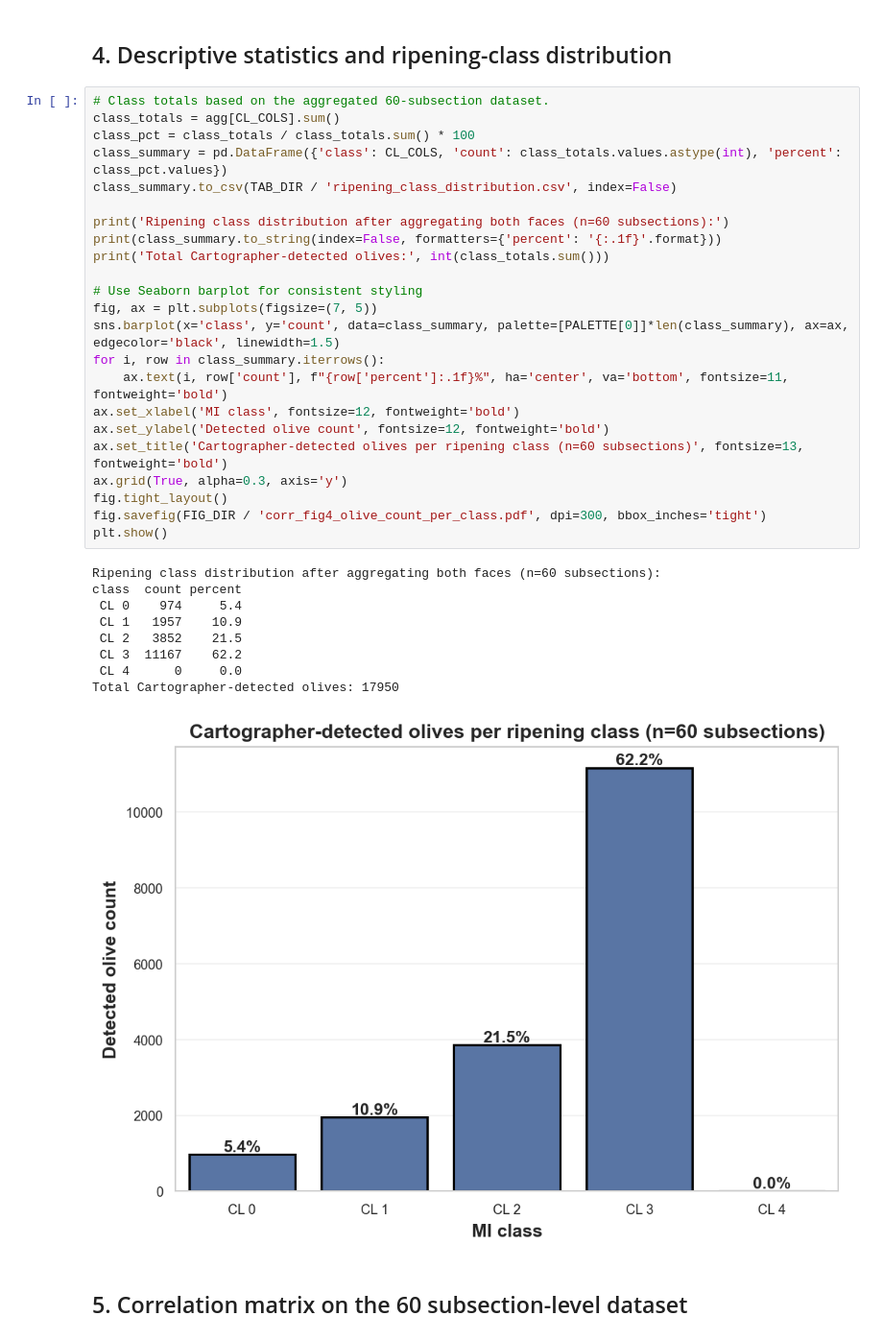
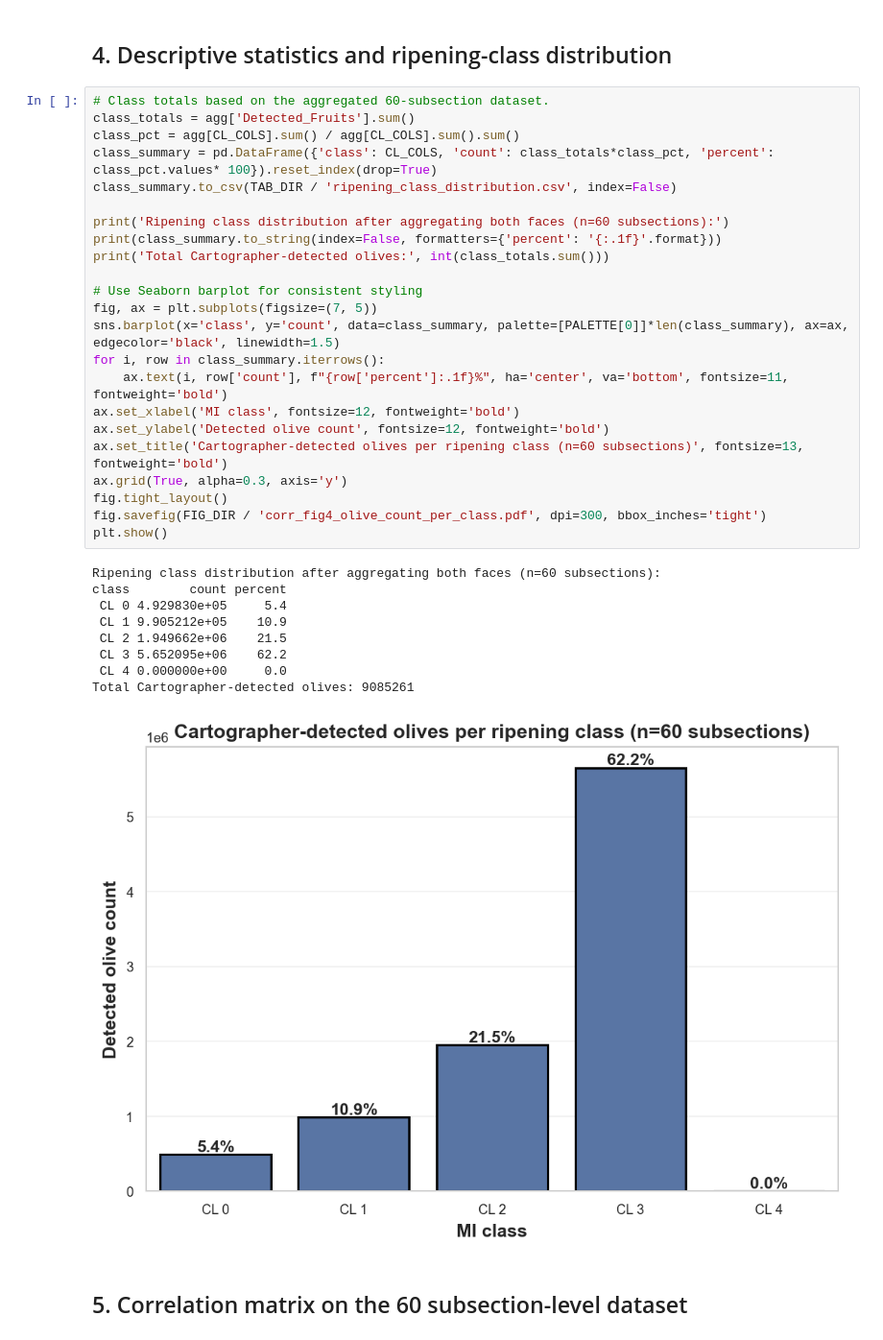
Before and after one commit to nicoladilillo/ATLAS_Maturity_Index_Olive, a Jupyter notebook: olive_atlas_analysis.ipynb, the cells around one changed output. Shown at 96% size. Drawn from its saved outputs; the diff is of its cells as text.

```diff
--- a/olive_atlas_analysis.ipynb
+++ b/olive_atlas_analysis.ipynb
@@ -218,36 +218,36 @@ Saved: /Users/nicoladilillo/Projects_mac/Maturity_Index_Olive_Bari/tables/olive_
 ## 4. Descriptive statistics and ripening-class distribution
 # %%
 # Class totals based on the aggregated 60-subsection dataset.
-class_totals = agg[CL_COLS].sum()
-class_pct = class_totals / class_totals.sum() * 100
-class_summary = pd.DataFrame({'class': CL_COLS, 'count': class_totals.values.astype(int), 'percent': class_pct.values})
+class_totals = agg['Detected_Fruits'].sum()
+class_pct = agg[CL_COLS].sum() / agg[CL_COLS].sum().sum()
+class_summary = pd.DataFrame({'class': CL_COLS, 'count': class_totals*class_pct, 'percent': class_pct.values* 100}).reset_index(drop=True)
 class_summary.to_csv(TAB_DIR / 'ripening_class_distribution.csv', index=False)
 
 print('Ripening class distribution after aggregating both faces (n=60 subsections):')
 print(class_summary.to_string(index=False, formatters={'percent': '{:.1f}'.format}))
 print('Total Cartographer-detected olives:', int(class_totals.sum()))
 
 # Use Seaborn barplot for consistent styling
 fig, ax = plt.subplots(figsize=(7, 5))
 sns.barplot(x='class', y='count', data=class_summary, palette=[PALETTE[0]]*len(class_summary), ax=ax, edgecolor='black', linewidth=1.5)
 for i, row in class_summary.iterrows():
     ax.text(i, row['count'], f"{row['percent']:.1f}%", ha='center', va='bottom', fontsize=11, fontweight='bold')
 ax.set_xlabel('MI class', fontsize=12, fontweight='bold')
 ax.set_ylabel('Detected olive count', fontsize=12, fontweight='bold')
 ax.set_title('Cartographer-detected olives per ripening class (n=60 subsections)', fontsize=13, fontweight='bold')
 ax.grid(True, alpha=0.3, axis='y')
 fig.tight_layout()
 fig.savefig(FIG_DIR / 'corr_fig4_olive_count_per_class.pdf', dpi=300, bbox_inches='tight')
 plt.show()
 # %% [output]
 Ripening class distribution after aggregating both faces (n=60 subsections):
-class  count percent
- CL 0    974     5.4
- CL 1   1957    10.9
- CL 2   3852    21.5
- CL 3  11167    62.2
- CL 4      0     0.0
-Total Cartographer-detected olives: 17950
+class        count percent
+ CL 0 4.929830e+05     5.4
+ CL 1 9.905212e+05    10.9
+ CL 2 1.949662e+06    21.5
+ CL 3 5.652095e+06    62.2
+ CL 4 0.000000e+00     0.0
+Total Cartographer-detected olives: 9085261
-[figure, old version]
+[figure, new version]
 # %% [markdown]
 ## 5. Correlation matrix on the 60 subsection-level dataset
```
Also changed, not shown: parts of 2 cells of this notebook, 6 other files.
